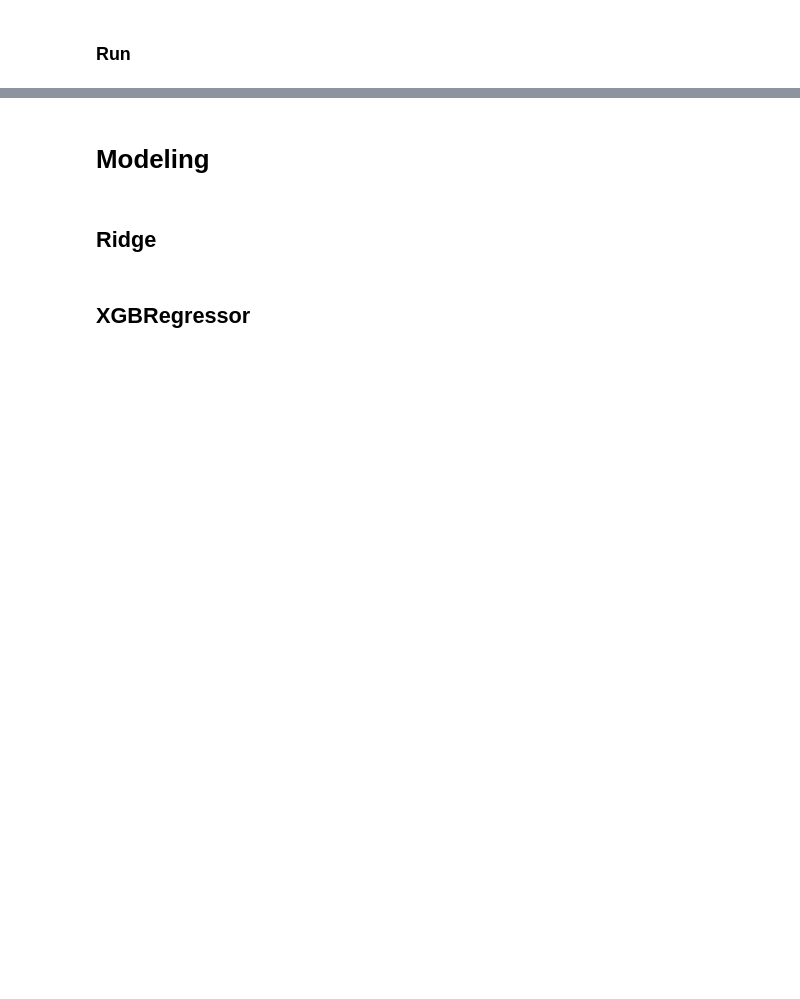
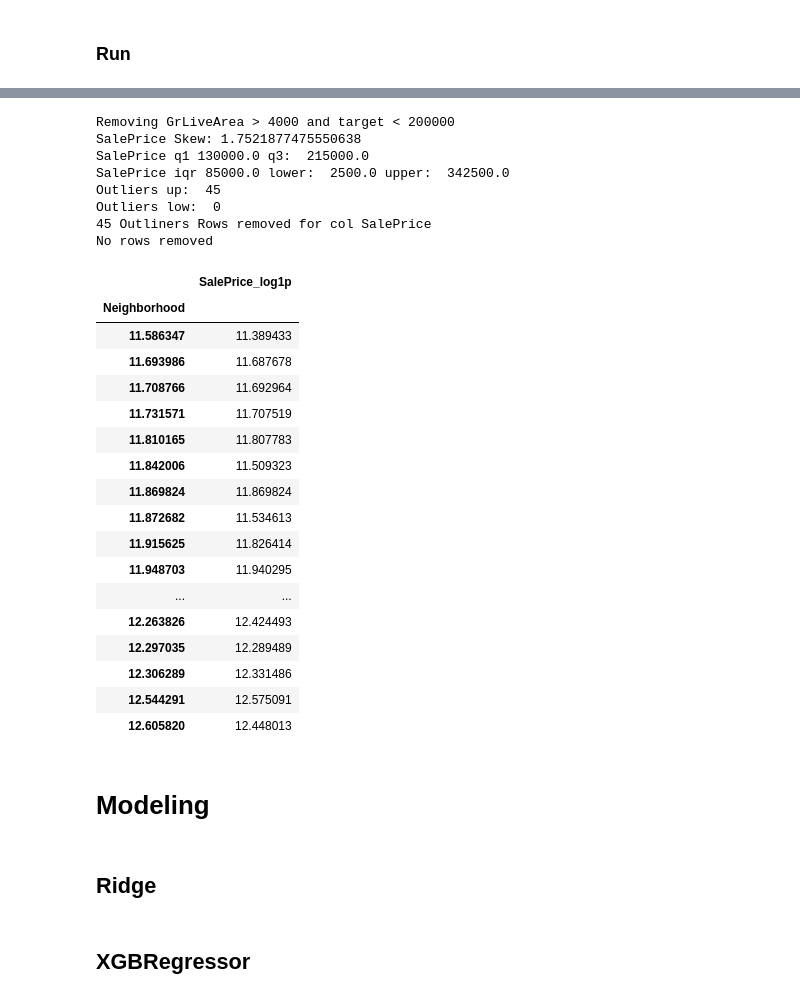
Before and after one commit to javrudsky/machine_learning, a Jupyter notebook: kaggle/housing/housing_v2.ipynb, the cells around one changed output, grey strips where cells are left out. Drawn from its saved outputs; the diff is of its cells as text; code cells hidden in the pictures; blank space fills up the shorter version.

```diff
--- a/kaggle/housing/housing_v2.ipynb
+++ b/kaggle/housing/housing_v2.ipynb
@@ -2079,3 +2335,36 @@ Best CV: 0.11433831681909154
+# %%
+
+X, Y, _ = preproces_data()
+
+#X.columns[X.columns.str.contains("Neighborhood")]
+X.join(Y).groupby("Neighborhood").agg({LOGP_TARGET_COL: "mean"})
+# %% [output]
+Removing GrLiveArea > 4000 and target < 200000
+SalePrice Skew: 1.7521877475550638
+SalePrice q1 130000.0 q3:  215000.0
+SalePrice iqr 85000.0 lower:  2500.0 upper:  342500.0
+Outliers up:  45
+Outliers low:  0
+45 Outliners Rows removed for col SalePrice
+No rows removed
+|  | SalePrice_log1p |
+| Neighborhood |  |
+| 11.586347 | 11.389433 |
+| 11.693986 | 11.687678 |
+| 11.708766 | 11.692964 |
+| 11.731571 | 11.707519 |
+| 11.810165 | 11.807783 |
+| 11.842006 | 11.509323 |
+| 11.869824 | 11.869824 |
+| 11.872682 | 11.534613 |
+| 11.915625 | 11.826414 |
+| 11.948703 | 11.940295 |
+| ... | ... |
+| 12.263826 | 12.424493 |
+| 12.297035 | 12.289489 |
+| 12.306289 | 12.331486 |
+| 12.544291 | 12.575091 |
+| 12.605820 | 12.448013 |
 # %% [markdown]
 # Modeling
 # %% [markdown]
```
Also changed, not shown: parts of 27 cells of this notebook.
